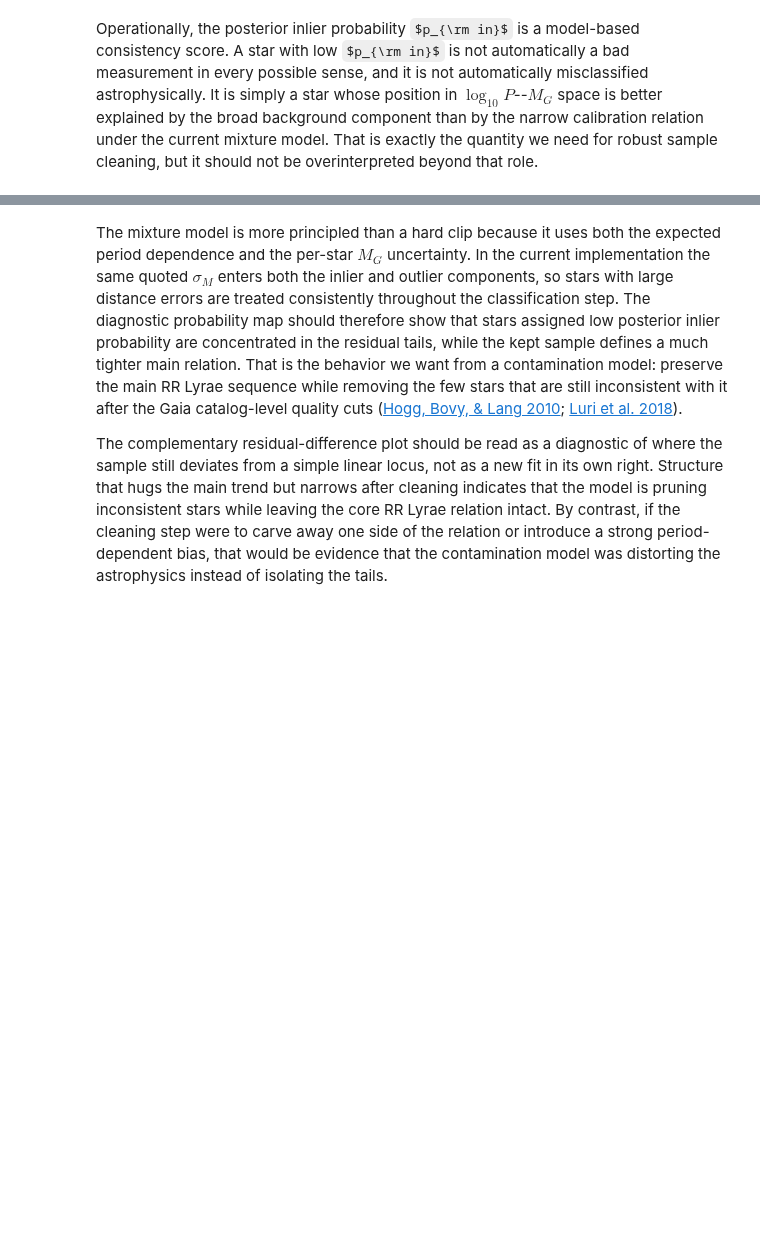
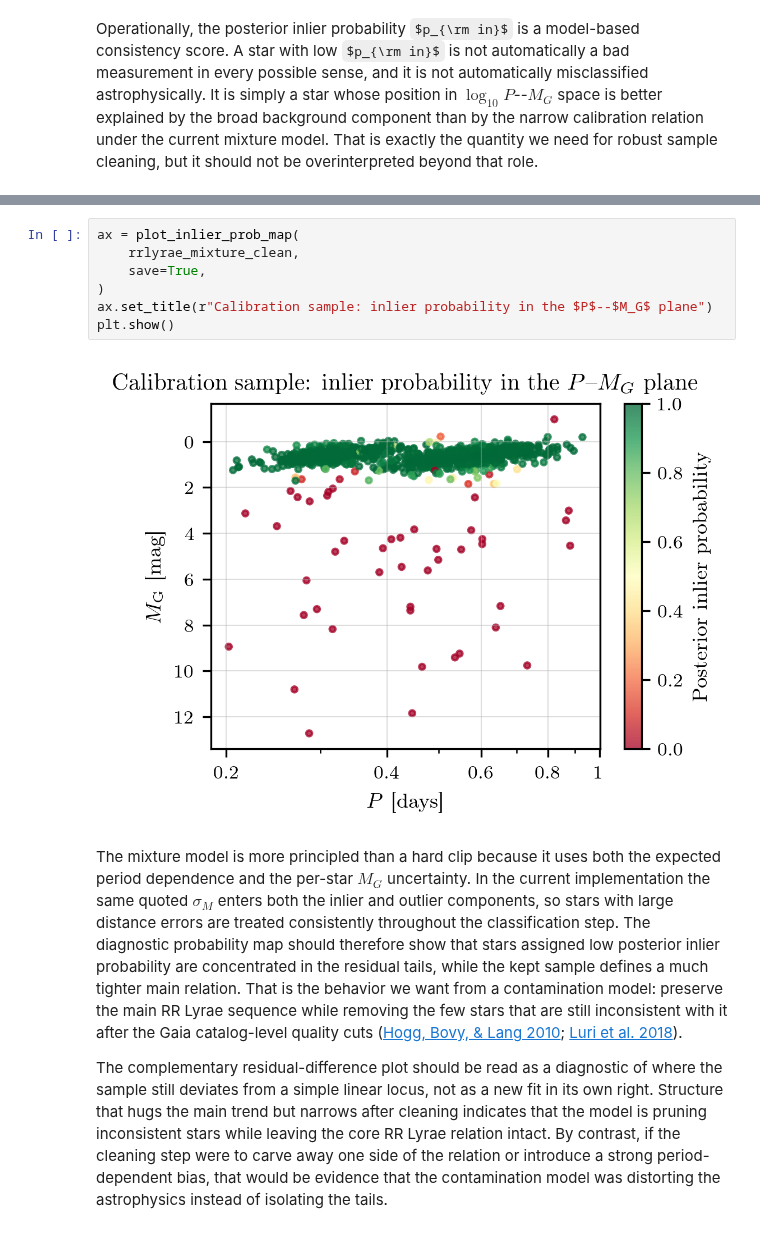
Before and after one commit to raw-asparagus/ay-128, a Jupyter notebook: labs/01/04-calibration-sample.ipynb, the cells around one changed output, grey strips where cells are left out. Saved outputs shown, nothing was run; the diff lists cells and outputs as text; some formulas as TeX source; blank space fills up the shorter version.

```diff
--- a/labs/01/04-calibration-sample.ipynb
+++ b/labs/01/04-calibration-sample.ipynb
@@ -371,3 +372,12 @@ plt.show()
+# %%
+ax = plot_inlier_prob_map(
+    rrlyrae_mixture_clean,
+    save=True,
+)
+ax.set_title(r"Calibration sample: inlier probability in the $P$--$M_G$ plane")
+plt.show()
+# %% [output]
+[figure, added]
 # %% [markdown]
 The mixture model is more principled than a hard clip because it uses both the expected period dependence and the per-star $M_G$ uncertainty. In the current implementation the same quoted $\sigma_M$ enters both the inlier and outlier components, so stars with large distance errors are treated consistently throughout the classification step. The diagnostic probability map should therefore show that stars assigned low posterior inlier probability are concentrated in the residual tails, while the kept sample defines a much tighter main relation. That is the behavior we want from a contamination model: preserve the main RR Lyrae sequence while removing the few stars that are still inconsistent with it after the Gaia catalog-level quality cuts ([Hogg, Bovy, & Lang 2010](https://arxiv.org/abs/1008.4686); [Luri et al. 2018](https://www.aanda.org/articles/aa/full_html/2018/08/aa32964-18/aa32964-18.html)).
 
```
Also changed, not shown: parts of 8 cells of this notebook, 54 other files.
